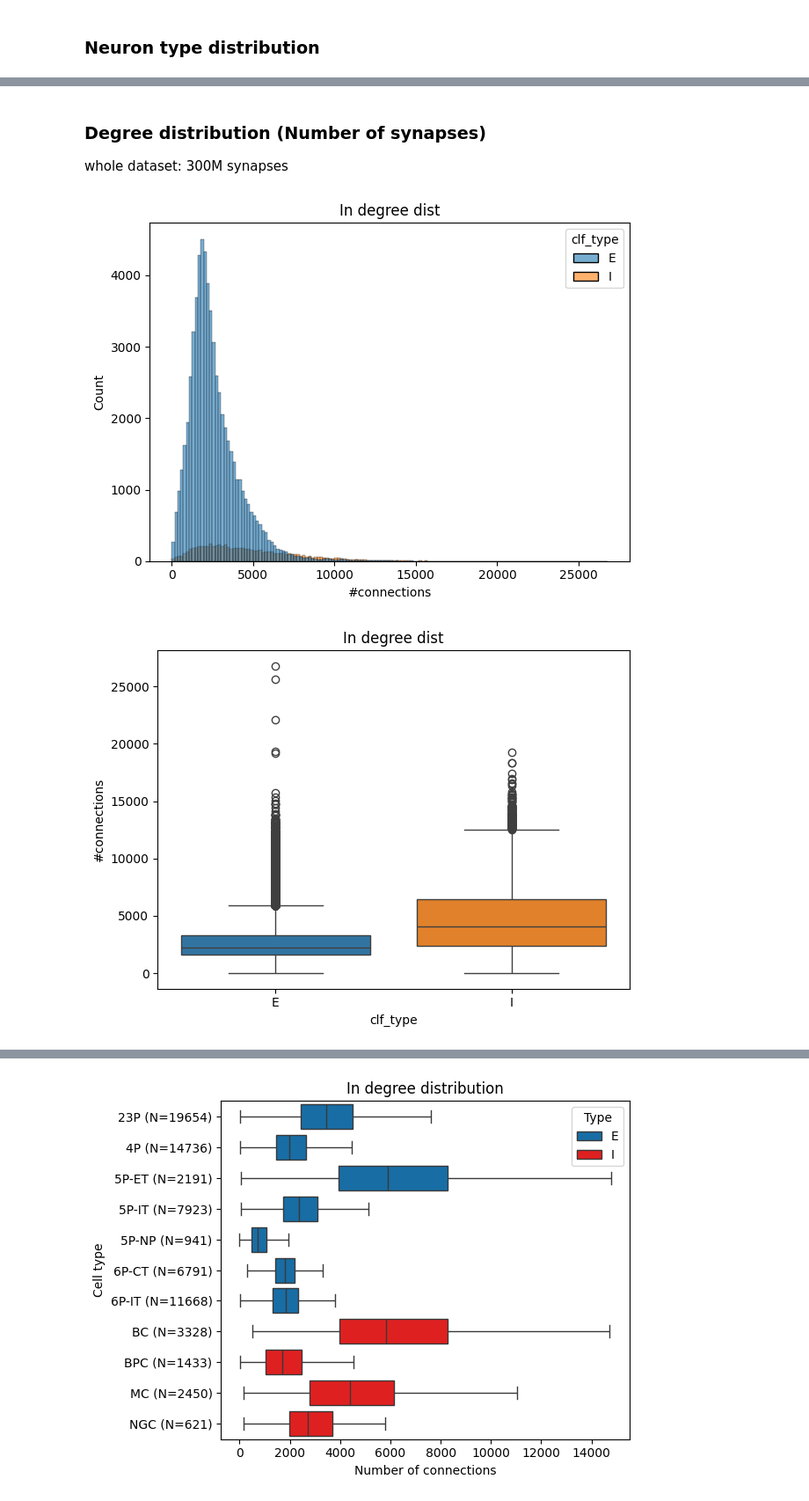
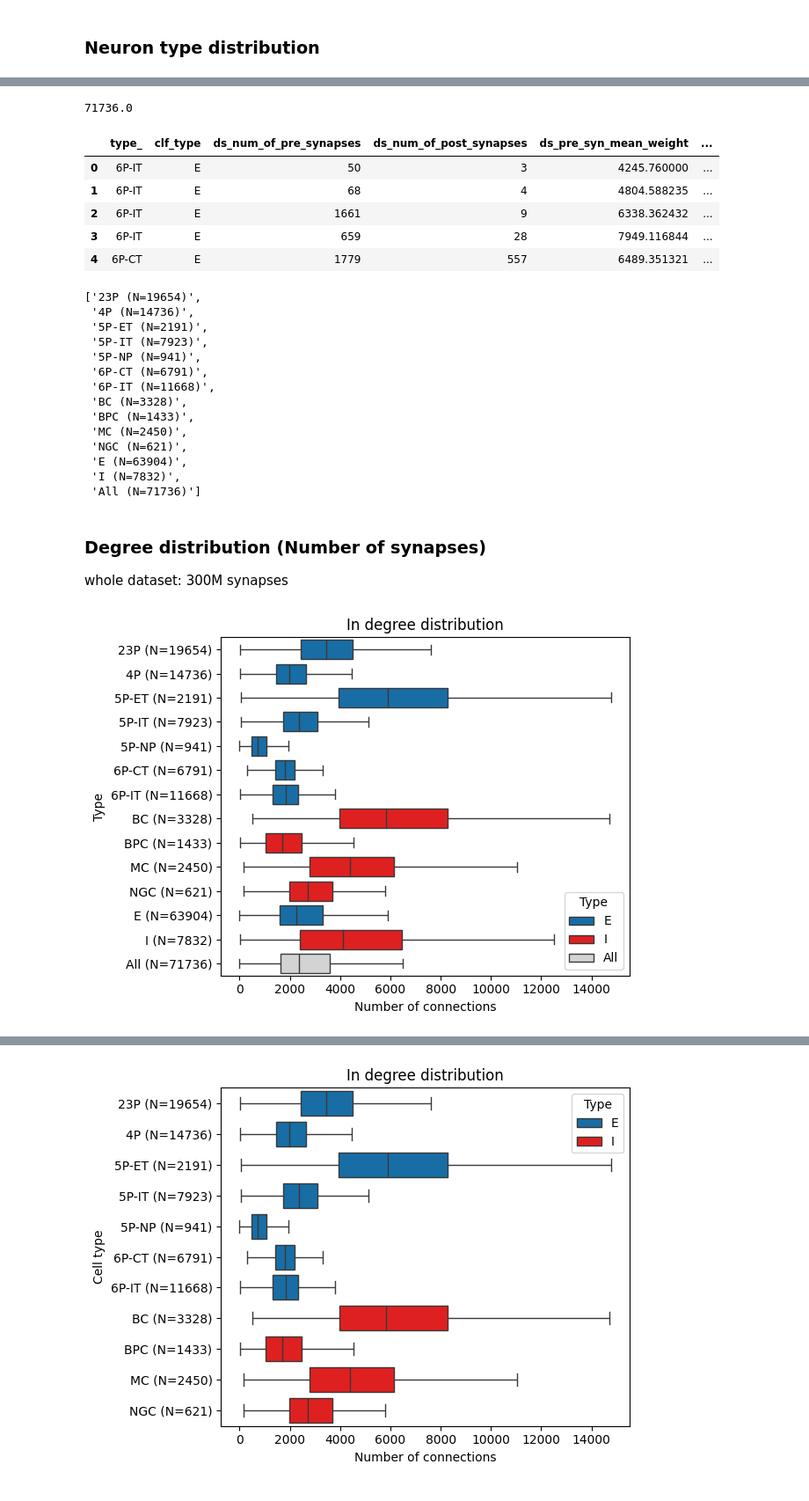
Before and after one commit to deangeckt/Dendro-Synaptome, a Jupyter notebook: analysis/connectome_neurons_exploration.ipynb, the cells around one changed output, grey strips where cells are left out. Shown at 88% size. Cells and saved outputs as stored; diff of their text form; code cells hidden in the pictures.

```diff
--- a/analysis/connectome_neurons_exploration.ipynb
+++ b/analysis/connectome_neurons_exploration.ipynb
@@ -74,19 +95,65 @@ E/I ratio: 89.08 %
+# %%
+data_cols = ['ds_num_of_pre_synapses', 'ds_num_of_post_synapses',
+             'ds_pre_syn_mean_weight', 'ds_post_syn_mean_weight',
+             'ds_pre_syn_sum_weight', 'ds_post_syn_sum_weight'
+            ]
+all_type_df = neurons_df[data_cols].copy()
+all_type_df['type_'] = ['All'] * len(all_type_df)
+all_type_df['clf_type'] = ['All'] * len(all_type_df)
+
+cell_type_df = neurons_df[['cell_type', 'clf_type'] + data_cols].copy()
+cell_type_df = cell_type_df.rename(columns={'cell_type': 'type_'})
+
+clf_type_df = neurons_df[['clf_type'] + data_cols].copy()
+clf_type_df['type_'] = clf_type_df['clf_type'].copy()
+clf_type_df.head()
+
+combined_df = pd.concat([cell_type_df, clf_type_df, all_type_df], ignore_index=True)
+combined_df['type_'] = pd.Categorical(combined_df['type_'], categories=combine_cell_type_order, ordered=True)
+
+# 3 tables concat
+print(len(combined_df)/3)
+combined_df.head()
+# %% [output]
+71736.0
+|  | type_ | clf_type | ds_num_of_pre_synapses | ds_num_of_post_synapses | ds_pre_syn_mean_weight | ... |
+| 0 | 6P-IT | E | 50 | 3 | 4245.760000 | ... |
+| 1 | 6P-IT | E | 68 | 4 | 4804.588235 | ... |
+| 2 | 6P-IT | E | 1661 | 9 | 6338.362432 | ... |
+| 3 | 6P-IT | E | 659 | 28 | 7949.116844 | ... |
+| 4 | 6P-CT | E | 1779 | 557 | 6489.351321 | ... |
+# %%
+comb_cell_type_counts = combined_df['type_'].value_counts()
+comb_cell_type_counts_labels = [f"{ct} (N={comb_cell_type_counts[ct]})" for ct in combine_cell_type_order]
+comb_cell_type_counts_labels
+# %% [output]
+['23P (N=19654)',
+ '4P (N=14736)',
+ '5P-ET (N=2191)',
+ '5P-IT (N=7923)',
+ '5P-NP (N=941)',
+ '6P-CT (N=6791)',
+ '6P-IT (N=11668)',
+ 'BC (N=3328)',
+ 'BPC (N=1433)',
+ 'MC (N=2450)',
+ 'NGC (N=621)',
+ 'E (N=63904)',
+ 'I (N=7832)',
+ 'All (N=71736)']
 # %% [markdown]
 ### Degree distribution (Number of synapses)
 whole dataset: 300M synapses
-# %%
-fig, ax = plt.subplots()
-sns.histplot(data=neurons_df, x="ds_num_of_pre_synapses", hue="clf_type",bins=150,
-             alpha=0.6, ax=ax)
-ax.set_title("In degree dist");
-ax.set_xlabel("#connections");ax.set_ylabel("Count")
-plt.tight_layout();plt.show()
-
-fig, ax = plt.subplots()
-sns.boxplot(x="clf_type", y="ds_num_of_pre_synapses", hue="clf_type", data=neurons_df)
-plt.title("In degree dist")
-plt.ylabel("#connections")
-plt.tight_layout();plt.show()
-# %% [output]
-[figure, removed]
-[figure, removed]
+# %%
+fig, ax = plt.subplots()
+sns.boxplot(y="type_", x="ds_num_of_pre_synapses", hue="clf_type", data=combined_df,
+            palette={"I": inh_color, "E": ex_color, "All": "lightgray"}, showfliers=False)
+plt.title("In degree distribution")
+plt.xlabel("Number of connections")
+plt.ylabel("Type")
+ax.set_yticks(range(len(comb_cell_type_counts_labels)))
+ax.set_yticklabels(comb_cell_type_counts_labels)
+plt.legend(title="Type");plt.tight_layout();plt.show()
+# fig.savefig('figures/in_degree_dist.png')
+# %% [output]
+[figure, added]
```
Also changed, not shown: parts of 22 cells of this notebook, 3 other files.
